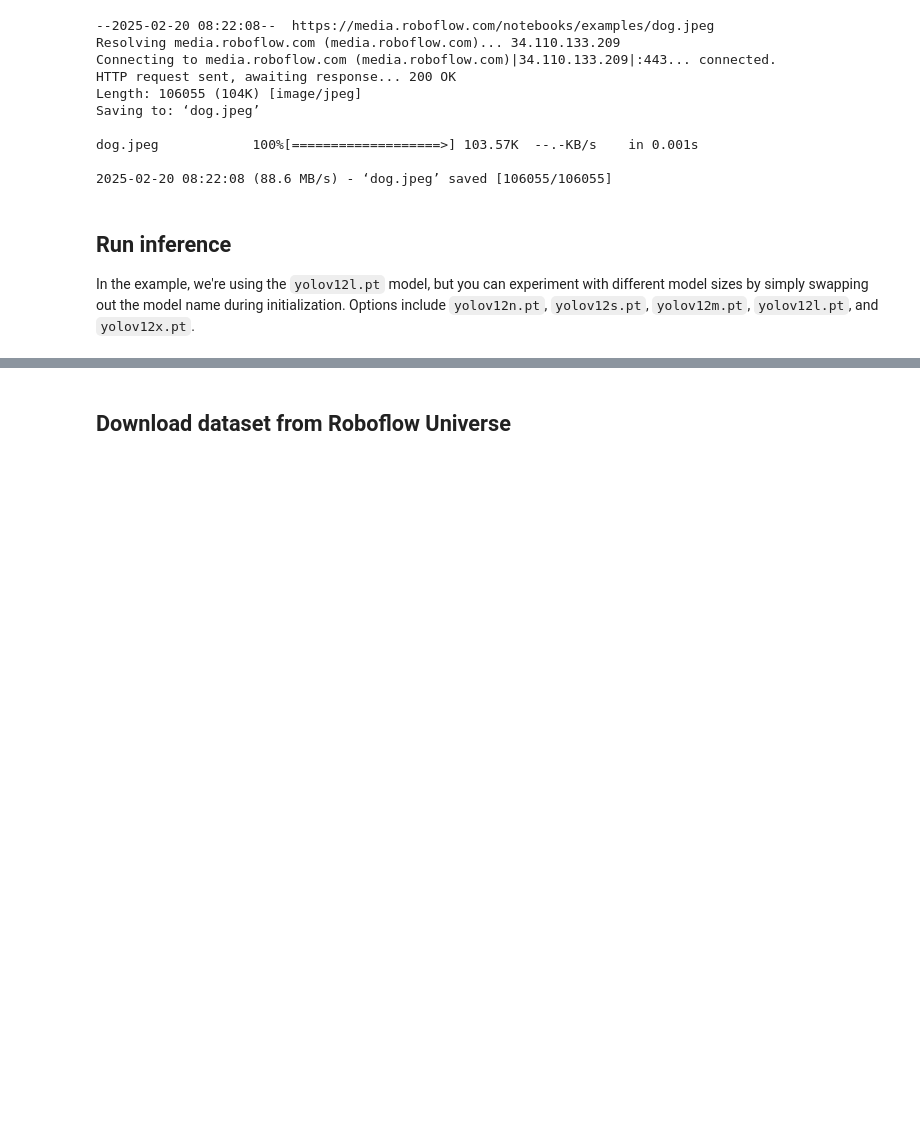
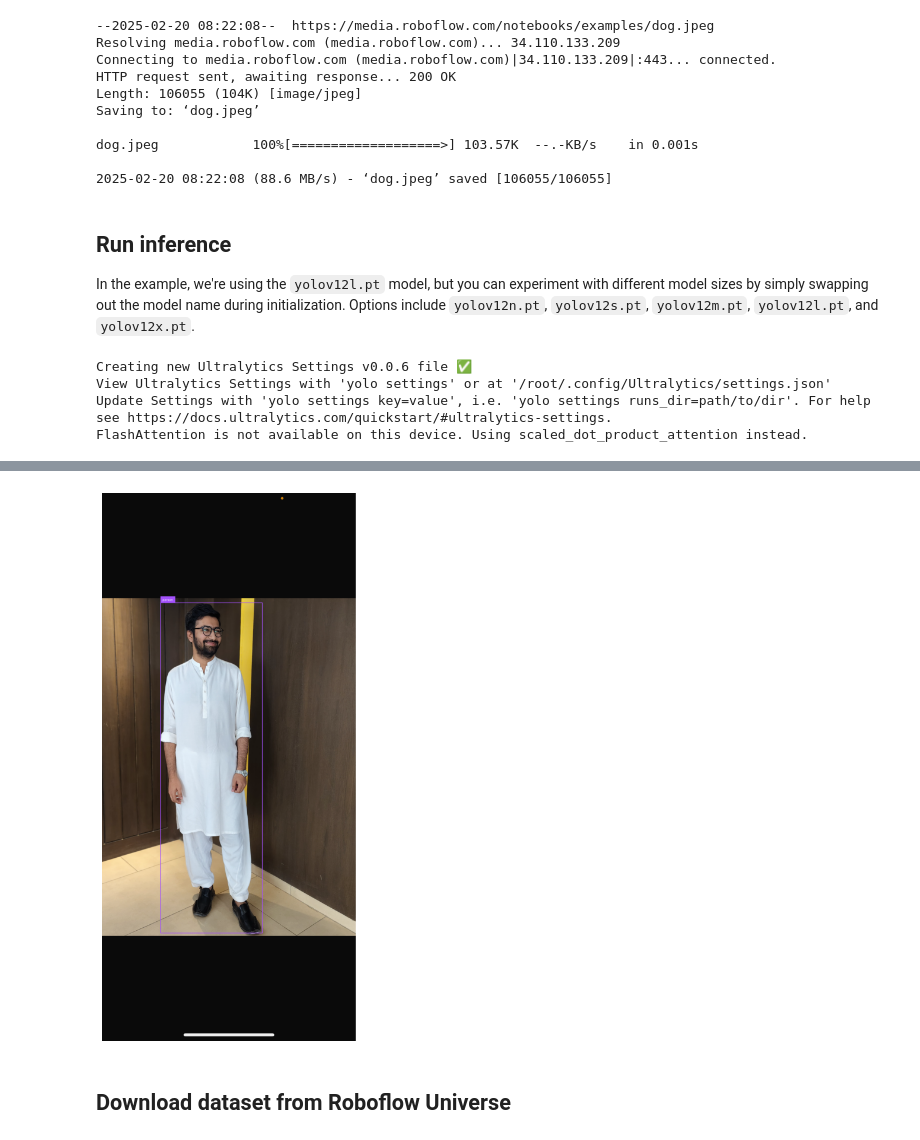
Before and after one commit to ranimjl2003/Pothole-Computer-Vision-Project, a Jupyter notebook: notebook/train_yolov12_object_detection.ipynb, the cells around one changed output, grey strips where cells are left out. Cells and saved outputs as stored; diff of their text form; code cells hidden in the pictures; blank space fills up the shorter version.

```diff
--- a/notebook/train_yolov12_object_detection.ipynb
+++ b/notebook/train_yolov12_object_detection.ipynb
@@ -127,0 +70,27 @@ for image_file in image_files:
+# %%
+import cv2
+from ultralytics import YOLO
+import supervision as sv
+
+
+image_path = f"{HOME}/xcBYLI.png"
+image = cv2.imread(image_path)
+
+model = YOLO('yolov12l.pt')
+
+results = model(image, verbose=False)[0]
+detections = sv.Detections.from_ultralytics(results)
+
+box_annotator = sv.BoxAnnotator()
+label_annotator = sv.LabelAnnotator()
+
+annotated_image = image.copy()
+annotated_image = box_annotator.annotate(scene=annotated_image, detections=detections)
+annotated_image = label_annotator.annotate(scene=annotated_image, detections=detections)
+
+sv.plot_image(annotated_image)
+# %% [output]
+Creating new Ultralytics Settings v0.0.6 file ✅
+View Ultralytics Settings with 'yolo settings' or at '/root/.config/Ultralytics/settings.json'
+Update Settings with 'yolo settings key=value', i.e. 'yolo settings runs_dir=path/to/dir'. For help see https://docs.ultralytics.com/quickstart/#ultralytics-settings.
+FlashAttention is not available on this device. Using scaled_dot_product_attention instead.
@@ -128,3 +98,4 @@ for image_file in image_files:
+[figure, added]
 # %% [markdown]
 ## Download dataset from Roboflow Universe
 # %%
```
Also changed, not shown: parts of 18 cells of this notebook.
